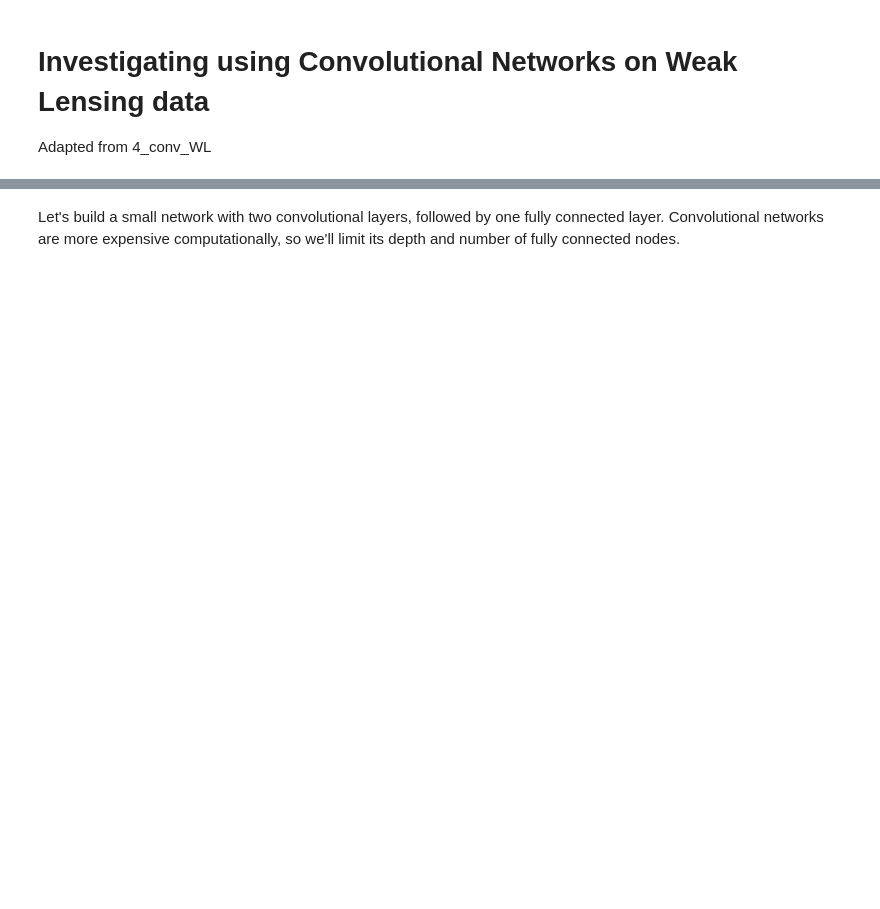
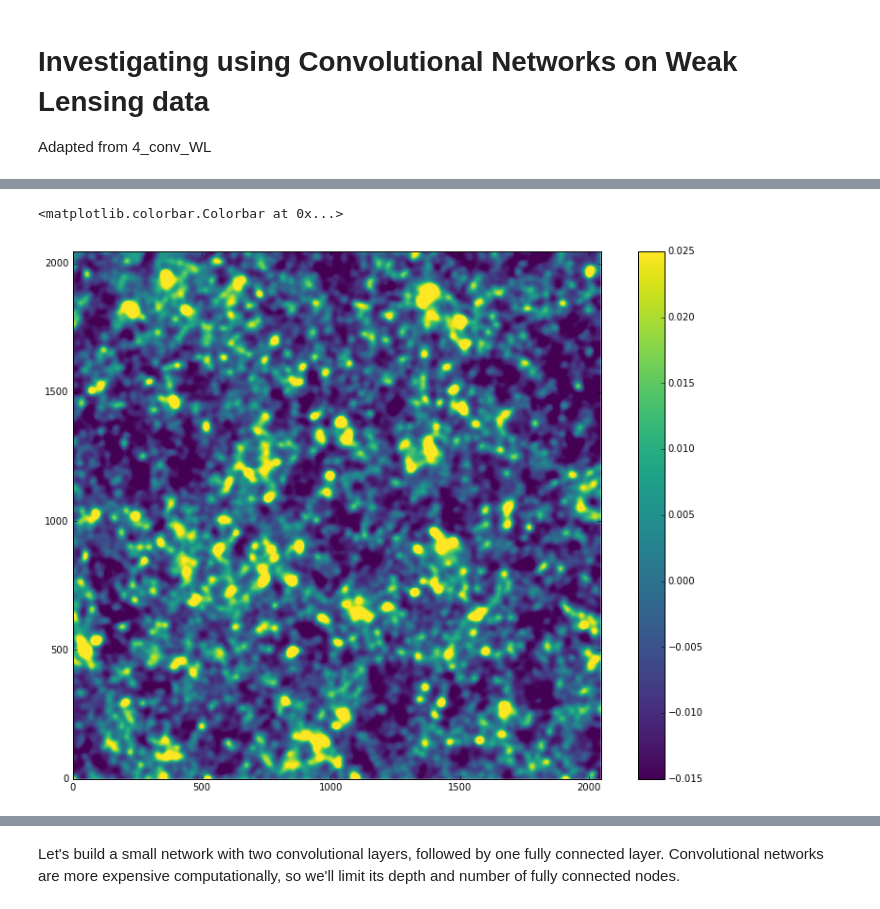
Before and after one commit to jrhastro/astroNN, a Jupyter notebook: conv_WL_devel.ipynb, the cells around one changed output, grey strips where cells are left out. Drawn from its saved outputs; the diff is of its cells as text; code cells hidden in the pictures; blank space fills up the shorter version.

```diff
--- a/conv_WL_devel.ipynb
+++ b/conv_WL_devel.ipynb
@@ -212,8 +251,14 @@ print "Labels     :",labels
 # %%
 # Display an example of the full 2048 x 2048 image
+#   Second Universe
 fullimage = getFITS("smoothWL-conv_m-512b240_Om0.260_Ol0.740_w-1.000_ns0.960_si0.850_4096xy_0009r_0029p_0100z_og.gre.fit")
-plt.figure(figsize=(12, 6))
+#    First Universe
+#fullimage = getFITS("smoothWL-conv_m-512b240_Om0.260_Ol0.740_w-1.000_ns0.960_si0.750_4096xy_0009r_0029p_0100z_og.gre.fit")
+plt.figure(figsize=(14, 10))
 plt.imshow(fullimage, origin="lower")
 plt.clim(-.015,0.025)
 plt.colorbar()
+# %% [output]
+<matplotlib.colorbar.Colorbar at 0x...>
+[figure, added]
 # %%
```
Also changed, not shown: parts of 18 cells of this notebook, 13 other files.
